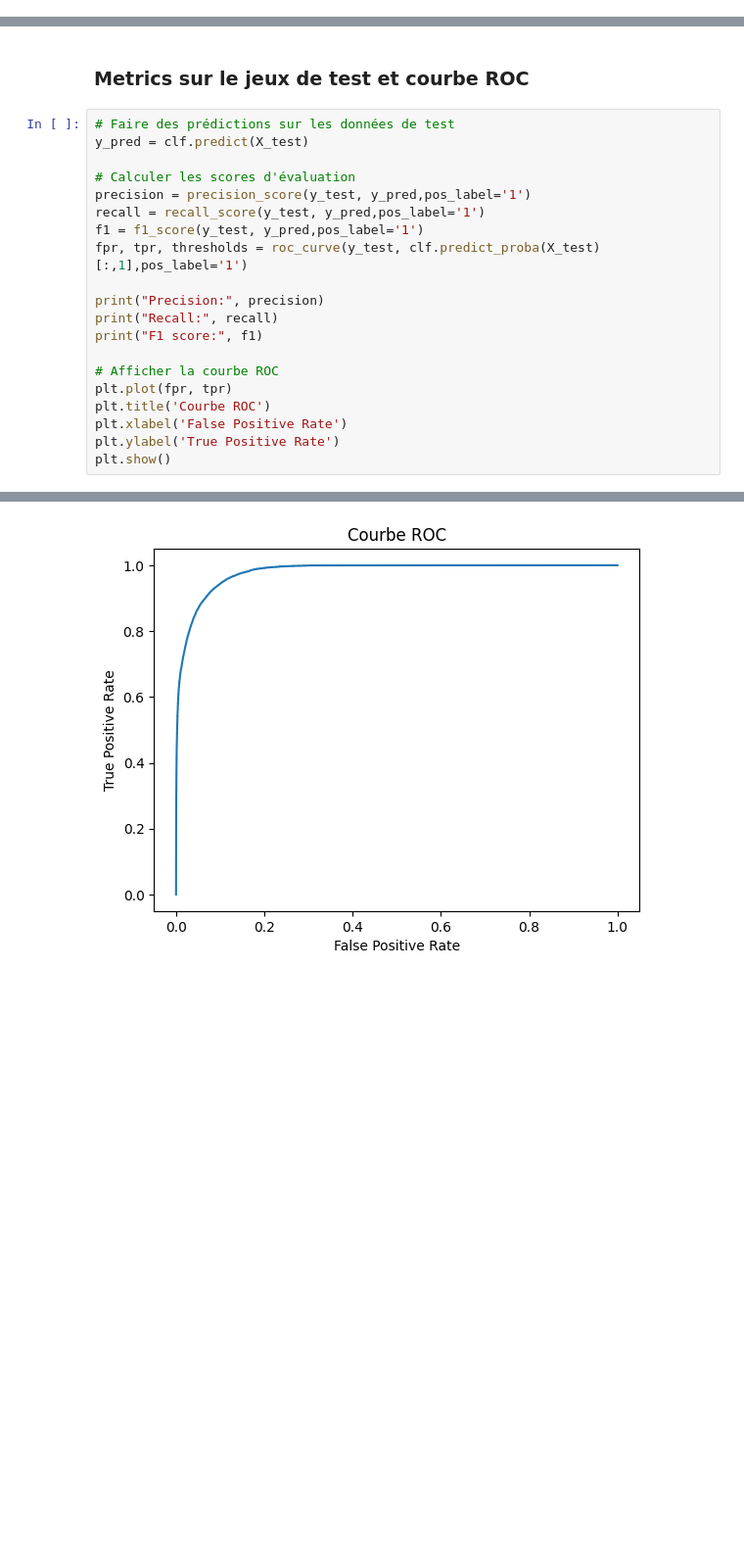
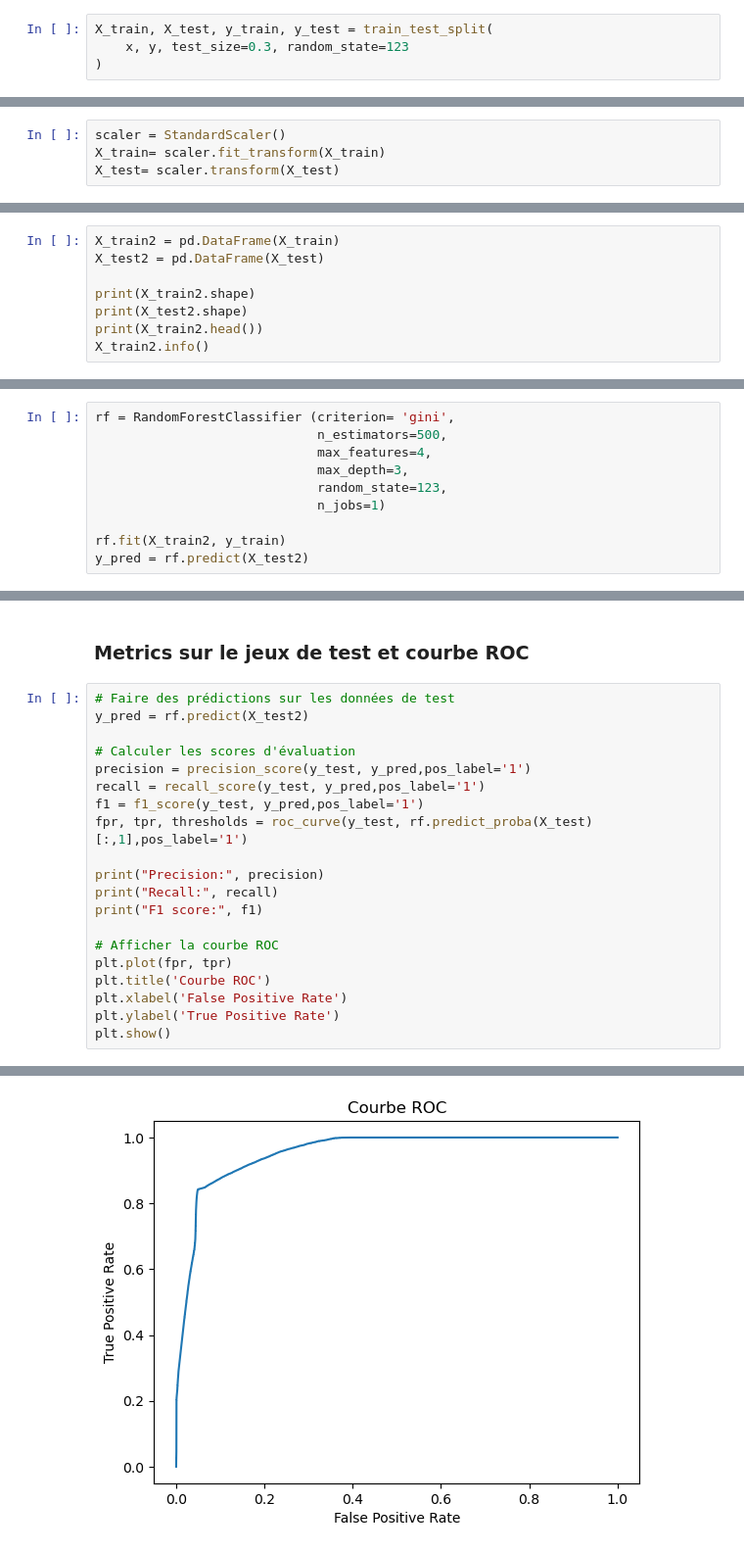
Before and after one commit to KhalilMazouz/ProjetMachineLearning, a Jupyter notebook: Projet_ML.ipynb, the cells around one changed output, grey strips where cells are left out. Shown at 98% size. Drawn from its saved outputs; the diff is of its cells as text; blank space fills up the shorter version.

Commit message:
Ajout du random forest, a corriger

```diff
--- a/Projet_ML.ipynb
+++ b/Projet_ML.ipynb
@@ -440,0 +524,4 @@ Remarque : On observe dans notre cas une absence d'overfitting étant donnée qu
+# %%
+X_train, X_test, y_train, y_test = train_test_split(
+    x, y, test_size=0.3, random_state=123
+)
@@ -440,0 +530,4 @@ Remarque : On observe dans notre cas une absence d'overfitting étant donnée qu
+# %%
+scaler = StandardScaler()
+X_train= scaler.fit_transform(X_train)
+X_test= scaler.transform(X_test)
@@ -440,0 +546,8 @@ Remarque : On observe dans notre cas une absence d'overfitting étant donnée qu
+# %%
+X_train2 = pd.DataFrame(X_train)
+X_test2 = pd.DataFrame(X_test)
+
+print(X_train2.shape)
+print(X_test2.shape)
+print(X_train2.head())
+X_train2.info()
@@ -440,0 +572,10 @@ Remarque : On observe dans notre cas une absence d'overfitting étant donnée qu
+# %%
+rf = RandomForestClassifier (criterion= 'gini',
+                             n_estimators=500,
+                             max_features=4,
+                             max_depth=3,
+                             random_state=123,
+                             n_jobs=1)
+
+rf.fit(X_train2, y_train)
+y_pred = rf.predict(X_test2)
@@ -456,13 +613,13 @@ Text(0.5, 23.52222222222222, 'Predicted label')
 ### Metrics sur le jeux de test et courbe ROC
 # %%
 # Faire des prédictions sur les données de test
-y_pred = clf.predict(X_test)
+y_pred = rf.predict(X_test2)
 
 # Calculer les scores d'évaluation
 precision = precision_score(y_test, y_pred,pos_label='1')
 recall = recall_score(y_test, y_pred,pos_label='1')
 f1 = f1_score(y_test, y_pred,pos_label='1')
-fpr, tpr, thresholds = roc_curve(y_test, clf.predict_proba(X_test)[:,1],pos_label='1')
+fpr, tpr, thresholds = roc_curve(y_test, rf.predict_proba(X_test)[:,1],pos_label='1')
 
 print("Precision:", precision)
 print("Recall:", recall)
@@ -481 +638 @@ F1 score: 0.7989132544149038
-[figure, old version]
+[figure, new version]
```
Also changed, not shown: parts of 33 cells of this notebook.
